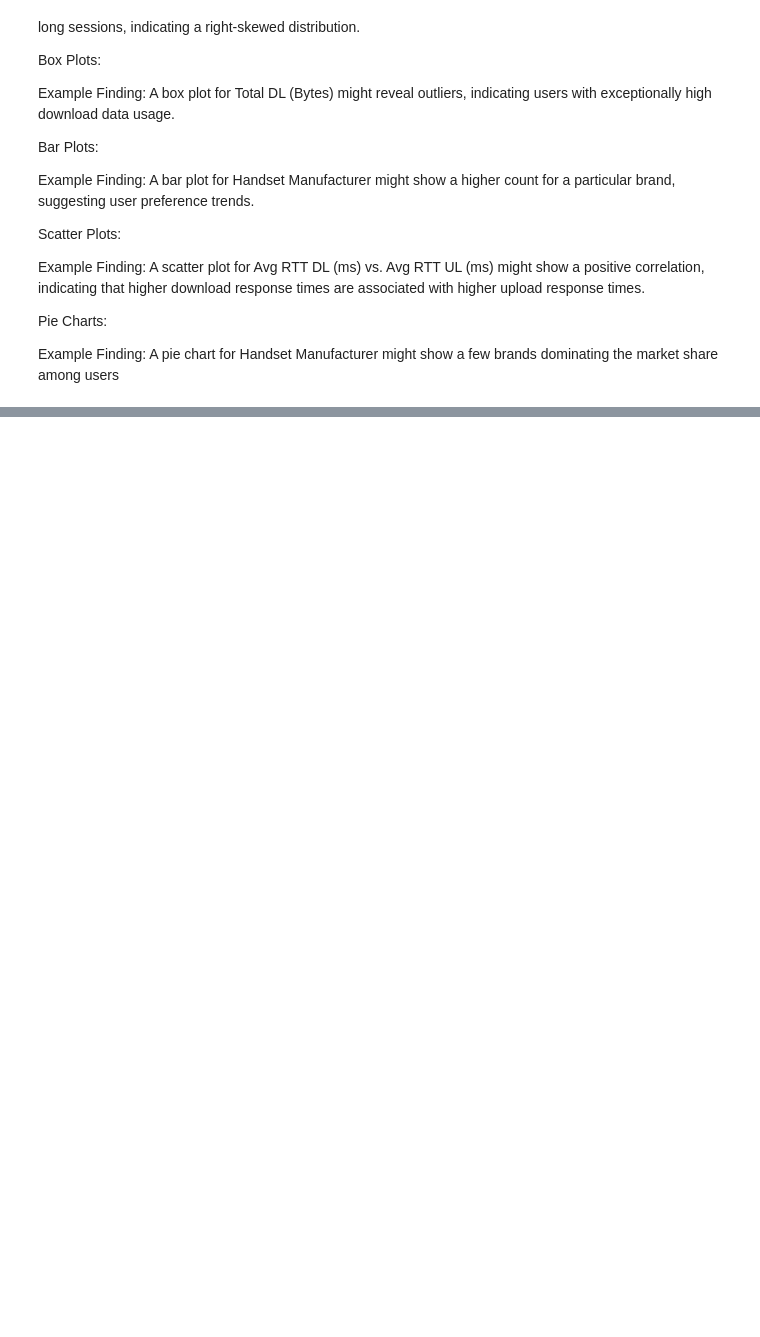
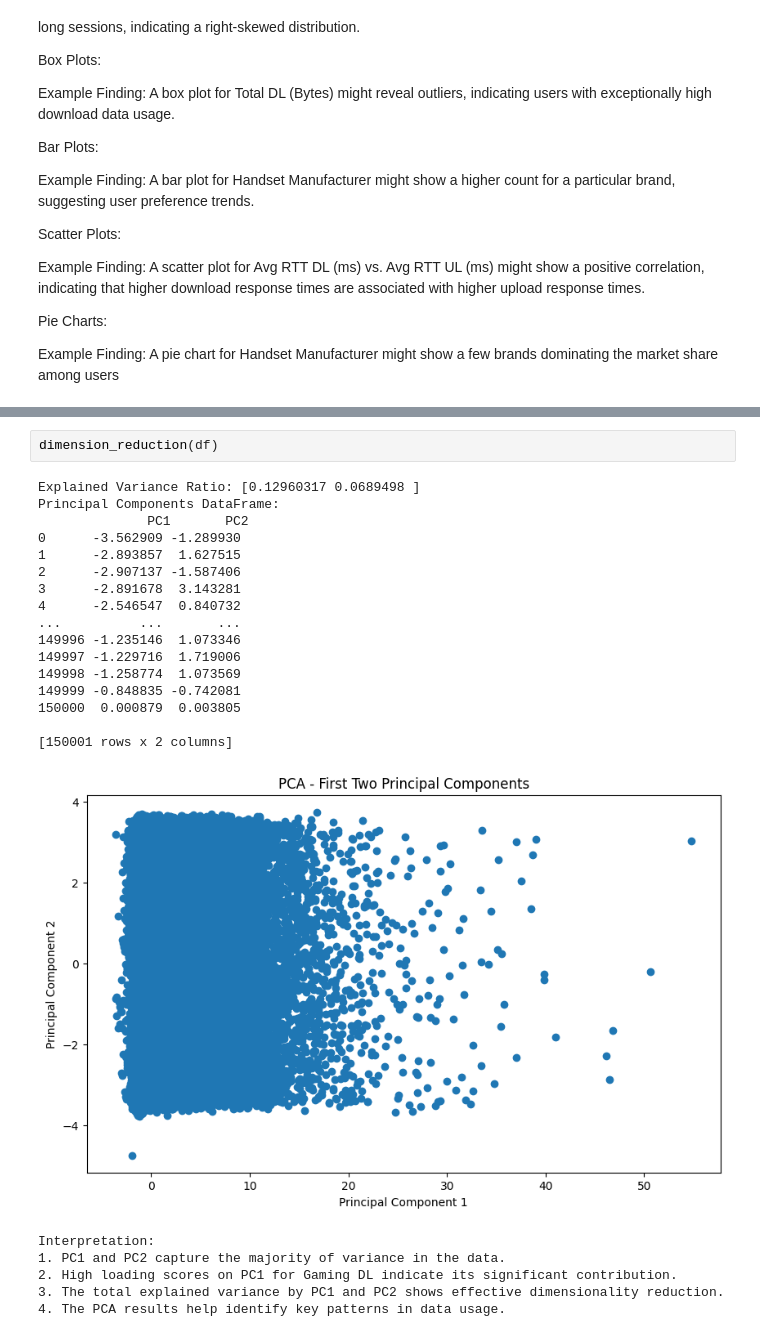
Before and after one commit to emnu-neh/week_2, a Jupyter notebook: notebooks/task_1.ipynb, the cells around one changed output, grey strips where cells are left out. Cells and saved outputs as stored; diff of their text form; blank space fills up the shorter version.

```diff
--- a/notebooks/task_1.ipynb
+++ b/notebooks/task_1.ipynb
@@ -577,0 +685,25 @@ plot_bar(df,'Last Location Name')
+# %%
+dimension_reduction(df)
+# %% [output]
+Explained Variance Ratio: [0.12960317 0.0689498 ]
+Principal Components DataFrame:
+              PC1       PC2
+0      -3.562909 -1.289930
+1      -2.893857  1.627515
+2      -2.907137 -1.587406
+3      -2.891678  3.143281
+4      -2.546547  0.840732
+...          ...       ...
+149996 -1.235146  1.073346
+149997 -1.229716  1.719006
+149998 -1.258774  1.073569
+149999 -0.848835 -0.742081
+150000  0.000879  0.003805
+
+[150001 rows x 2 columns]
+[figure, added]
+Interpretation:
+1. PC1 and PC2 capture the majority of variance in the data.
+2. High loading scores on PC1 for Gaming DL indicate its significant contribution.
+3. The total explained variance by PC1 and PC2 shows effective dimensionality reduction.
+4. The PCA results help identify key patterns in data usage.
```
Also changed, not shown: parts of 28 cells of this notebook, 6 other files.
